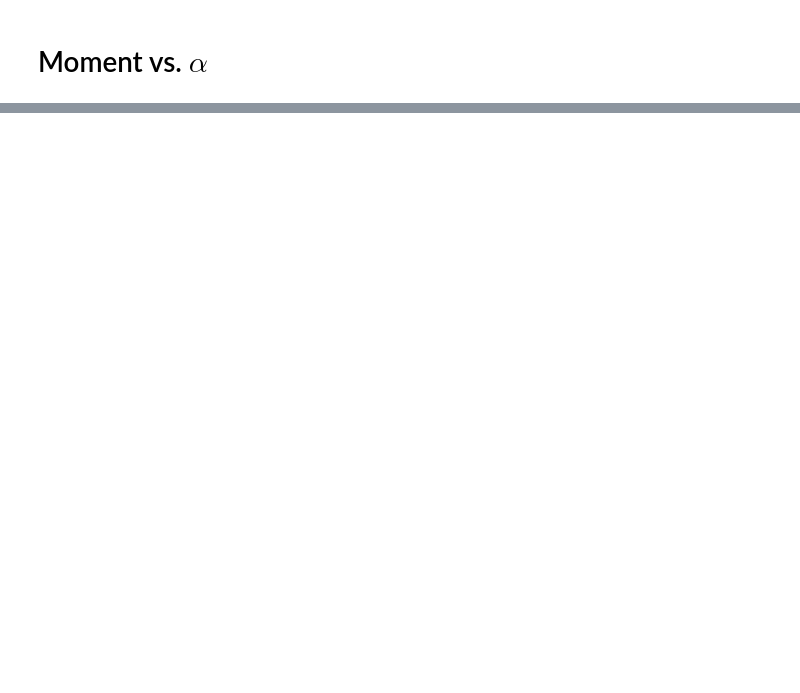
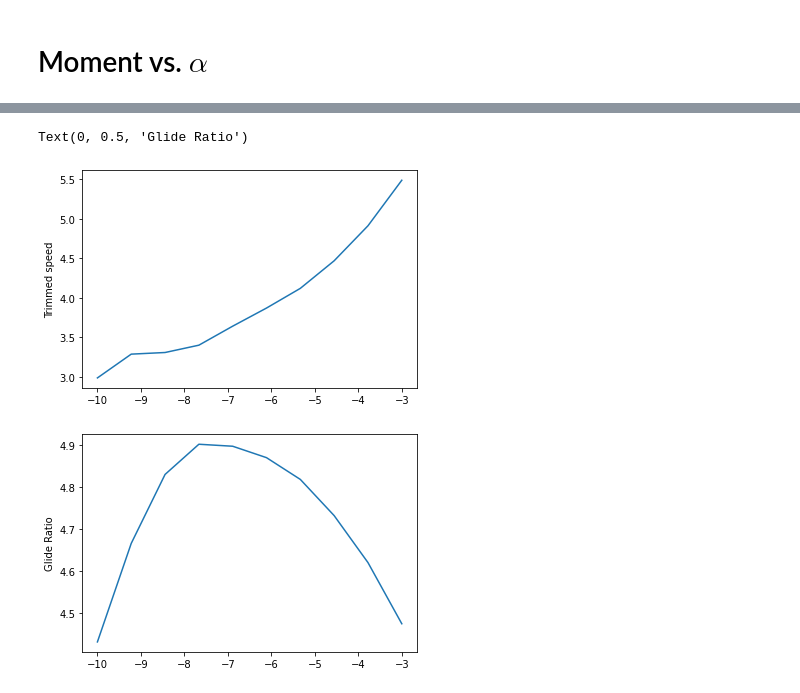
Before and after one commit to mikessut/glider_sim, a Jupyter notebook: RunSim.ipynb, the cells around one changed output, grey strips where cells are left out. Saved outputs shown, nothing was run; the diff lists cells and outputs as text; code cells hidden in the pictures; blank space fills up the shorter version.

```diff
--- a/RunSim.ipynb
+++ b/RunSim.ipynb
@@ -90,0 +109,34 @@ plt.grid(True)
+# %%
+trims = np.linspace(-3, -10, 10)
+glide = np.zeros((10, ))
+speed = np.zeros((10, ))
+for n, elev_trim in enumerate(trims):
+    glider = GliderPitchSim()
+    glider._wing_alpha = 0 * np.pi / 180
+    glider._horz_stab_alpha = elev_trim * np.pi / 180
+    glider._pos_wing = 1e-2
+    #glider._pos_horz_stab = 30e-2
+    # glider._horz_stab_A = 7e-2 * 7e-2
+    # glider._wing_A = 120e-2 * 7e-2
+    # glider._mass = 15e-3
+    # glider._wing_A = 60e-2 * 7e-2
+    #glider._momI *= 4
+
+    # Specify initial velocity and pitch angle
+    glider.init_conditions((4.5, 0), 9*np.pi/180)
+    for _ in range(2000):
+        glider.step()
+    glider.finalize_lists()
+    glide[n] = -glider._r[-1][0] / glider._r[-1][1]
+    speed[n] = np.linalg.norm(glider._v[-1])
+
+plt.plot(trims, speed)
+plt.ylabel('Trimmed speed')
+
+plt.figure()
+plt.plot(trims, glide)
+plt.ylabel('Glide Ratio')
+# %% [output]
+Text(0, 0.5, 'Glide Ratio')
+[figure, added]
+[figure, added]
```
Also changed, not shown: parts of 6 cells of this notebook, 2 other files.
